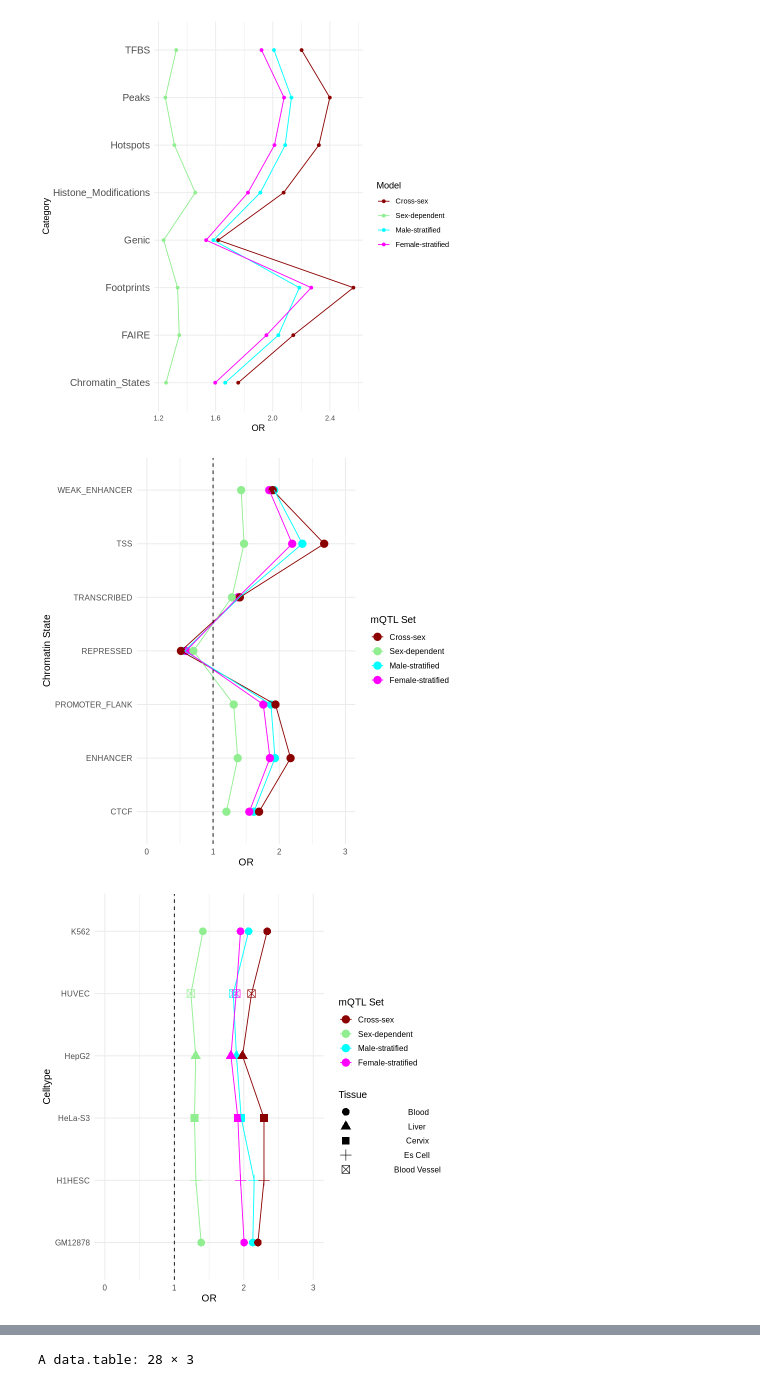
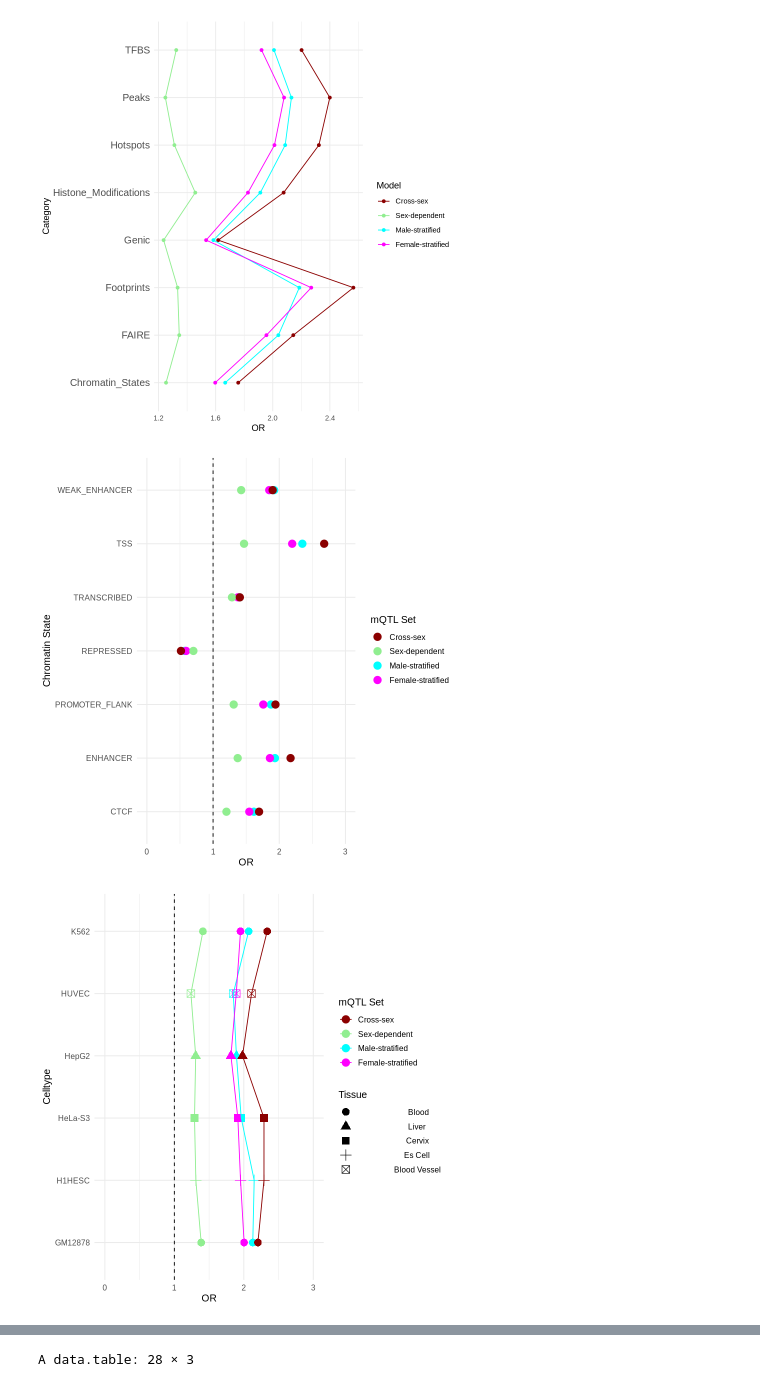
Before and after one commit to wilcas/sex_specific_mQTL, a Jupyter notebook: mQTL_analyses/main_analyses/garfield_exploration.ipynb, the cells around one changed output, grey strips where cells are left out. Drawn from its saved outputs; the diff is of its cells as text; code cells hidden in the pictures.

```diff
--- a/mQTL_analyses/main_analyses/garfield_exploration.ipynb
+++ b/mQTL_analyses/main_analyses/garfield_exploration.ipynb
@@ -52,7 +47,7 @@ ggplot(to_plot,aes(Category,OR,color=Model,group=Model)) +
 # %%
 ggplot(garfield[Category == "Chromatin_States",.(OR=mean(OR)),by=c("Model","Type")],aes(Type,OR,color = Model,group=Model)) +
     geom_point(size=4) +
-    geom_line()+
+#    geom_line()+
     geom_hline(linetype="dashed",yintercept = 1)+
     scale_color_manual(values=c("dark red","light green","cyan","magenta")) +
     labs(color="mQTL Set",x="Chromatin State")+
@@ -97,35 +92,36 @@ ggplot(garfield[Category == "Footprints",.(OR=mean(OR)),by=c("Model","Tissue")],
 
 ggplot(garfield[Category == "Hotspots" & grepl("Fetal",Tissue),.(OR=mean(OR)),by=c("Model","Tissue")],aes(Tissue,OR,color = Model,group=Model)) +
     geom_point(size=4) +
-    geom_line()+
+ #   geom_line()+
     labs(x="Tissue",color="Category")+
     geom_hline(linetype="dashed",yintercept = 1)+
     scale_color_manual(values=c("dark red","light green","cyan","magenta")) +
     labs(color="mQTL Set")+
     coord_flip(ylim=c(0,3)) +
     theme_minimal(base_size = 12)
+
 
 ggplot(garfield[Category == "Hotspots" & !grepl("Fetal",Tissue),.(OR=mean(OR)),by=c("Model","Tissue")],aes(Tissue,OR,color = Model,group=Model)) +
     geom_point(size=4) +
     geom_line()+
     labs(x="Tissue",color="Category")+
     geom_hline(linetype="dashed",yintercept = 1)+
     scale_color_manual(values=c("dark red","light green","cyan","magenta")) +
     labs(color="mQTL Set")+
     coord_flip(ylim=c(0,3)) +
     theme_minimal(base_size = 12)
 
 
 ggplot(garfield[Category == "FAIRE"],aes(Celltype,OR,color = Model,group=Model)) +
     geom_point(size=4) +
     geom_line()+
     geom_hline(linetype="dashed",yintercept = 1)+
     scale_color_manual(values=c("dark red","light green","cyan","magenta")) +
     labs(color="mQTL Set")+
     coord_flip(ylim=c(0,3)) +
     theme_minimal(base_size = 12)
 # %% [output]
-[figure, old version]
+[figure, new version]
 [figure]
 [figure]
 [figure]
```
Also changed, not shown: parts of 2 cells of this notebook, 5 other files.
